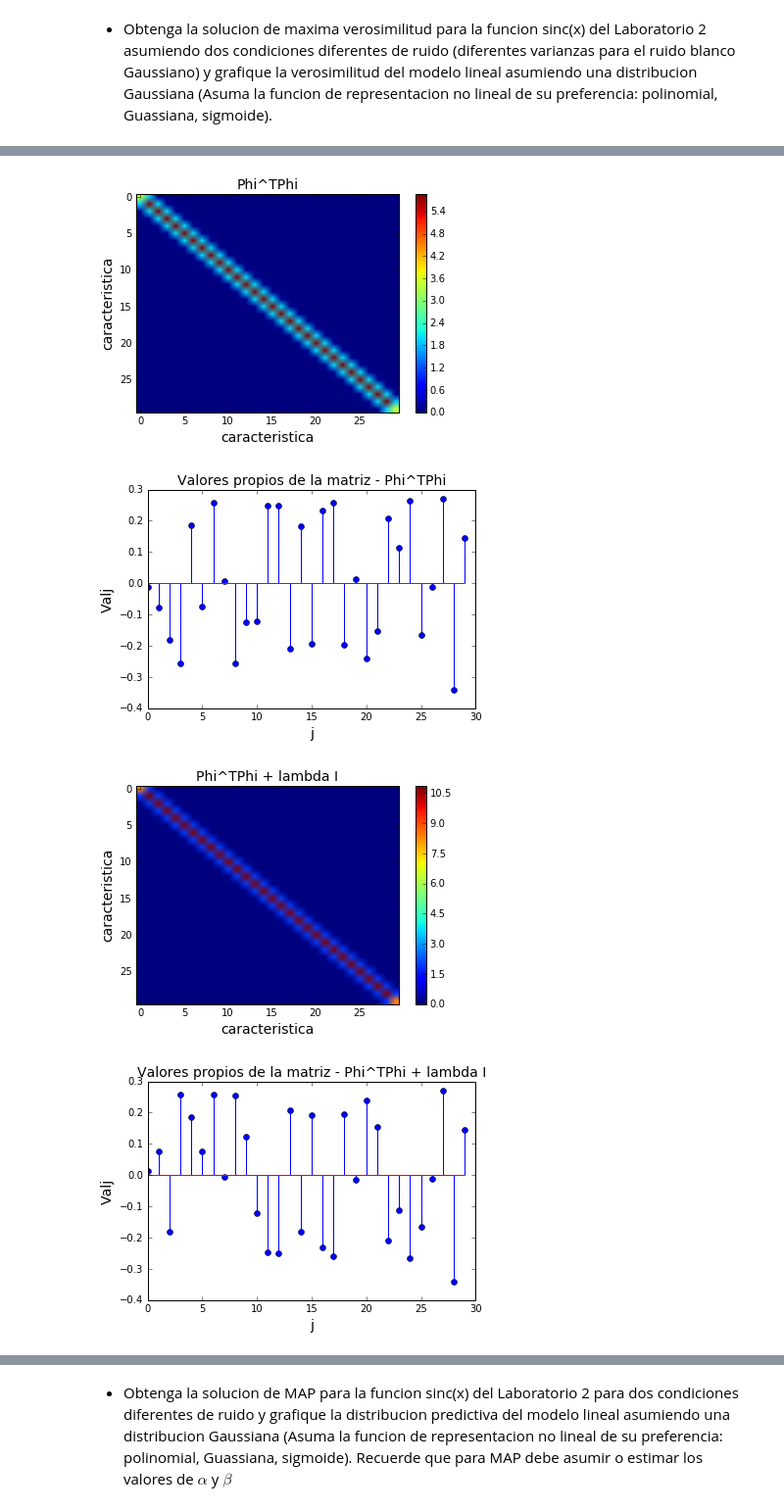
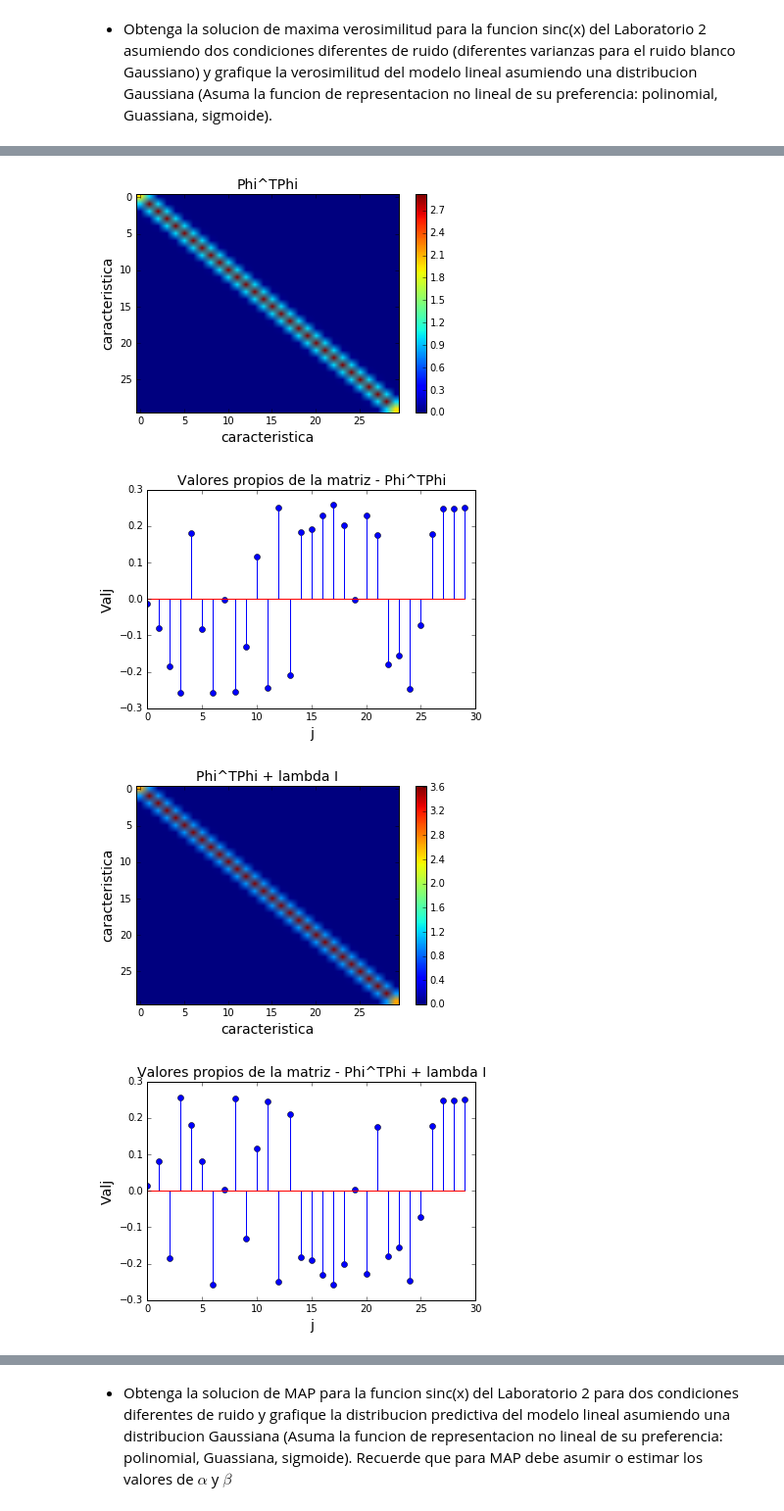
Before and after one commit to pin3da/data-science, a Jupyter notebook: Lab3.ipynb, the cells around one changed output, grey strips where cells are left out. Shown at 98% size. Drawn from its saved outputs; the diff is of its cells as text; code cells hidden in the pictures.

```diff
--- a/Lab3.ipynb
+++ b/Lab3.ipynb
@@ -149,7 +149,7 @@ def w_ML(X, Y, la = None): #computes w using maximum likelihood estimator
     D = np.linalg.inv(C + la * np.eye(s, s))
     return D.dot(X.transpose()).dot(Y)
 
-def betha_inv_ML(X, Y, w = None): #computes $\betha$ using maximum likelihood estimator
+def beta_inv_ML(X, Y, w = None): #computes $\betha$ using maximum likelihood estimator
     if (not (w is None)):
         w = w_ML(X, Y)
     N = X.shape[0]
@@ -168,17 +168,17 @@ def gen_phi(X, a, b, LF, sig = 0.2):
 
 
 def ML_estimator(noise_var, alpha):
-    [x, y, yn, X, Y] = gen_data(-6, 6, 200, noise_var)
+    [x, y, yn, X, Y] = gen_data(-6, 6, 100, noise_var)
     phi = gen_phi(X, -6, 6, 30)
     w1 = w_ML(phi, yn, 0.0)
     w2 = w_ML(phi, yn, alpha)
-    sigma1 = betha_inv_ML(phi, yn, w1)
-    sigma2 = betha_inv_ML(phi, yn, w2)
+    sigma1 = beta_inv_ML(phi, yn, w1)
+    sigma2 = beta_inv_ML(phi, yn, w2)
     ye1 = compute_estimate_ML(phi, w1, sigma1)
     ye2 = compute_estimate_ML(phi, w2, sigma2)
 
     plot_extra(x, y, X, Y, phi, yn, ye1, ye2, alpha)
 
-ML_estimator(0.1, 5)
+ML_estimator(0.1, 0.7)
 ML_estimator(0.05, 0.1)
 # %% [output]
@@ -186,4 +186,4 @@ ML_estimator(0.05, 0.1)
 [figure]
-[figure, old version]
+[figure, new version]
-[figure, old version]
+[figure, new version]
-[figure, old version]
+[figure, new version]
```
Also changed, not shown: parts of 7 cells of this notebook.
